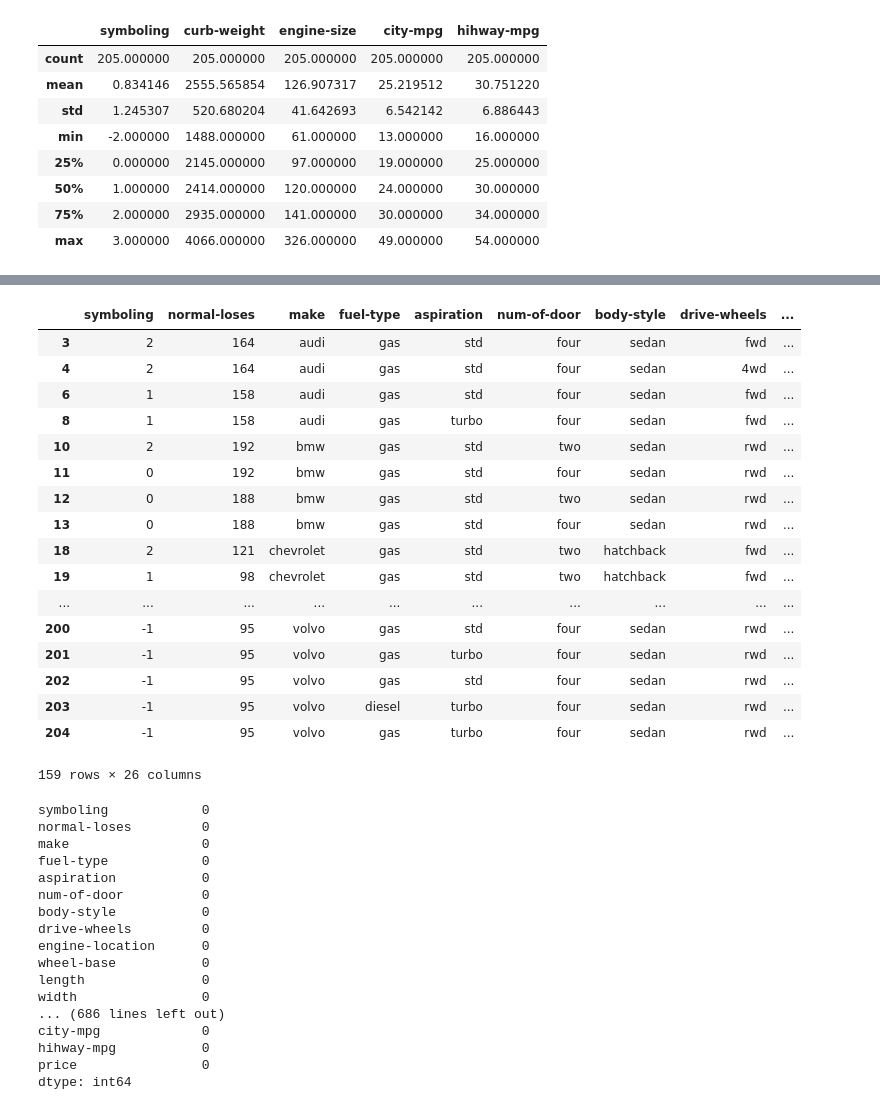
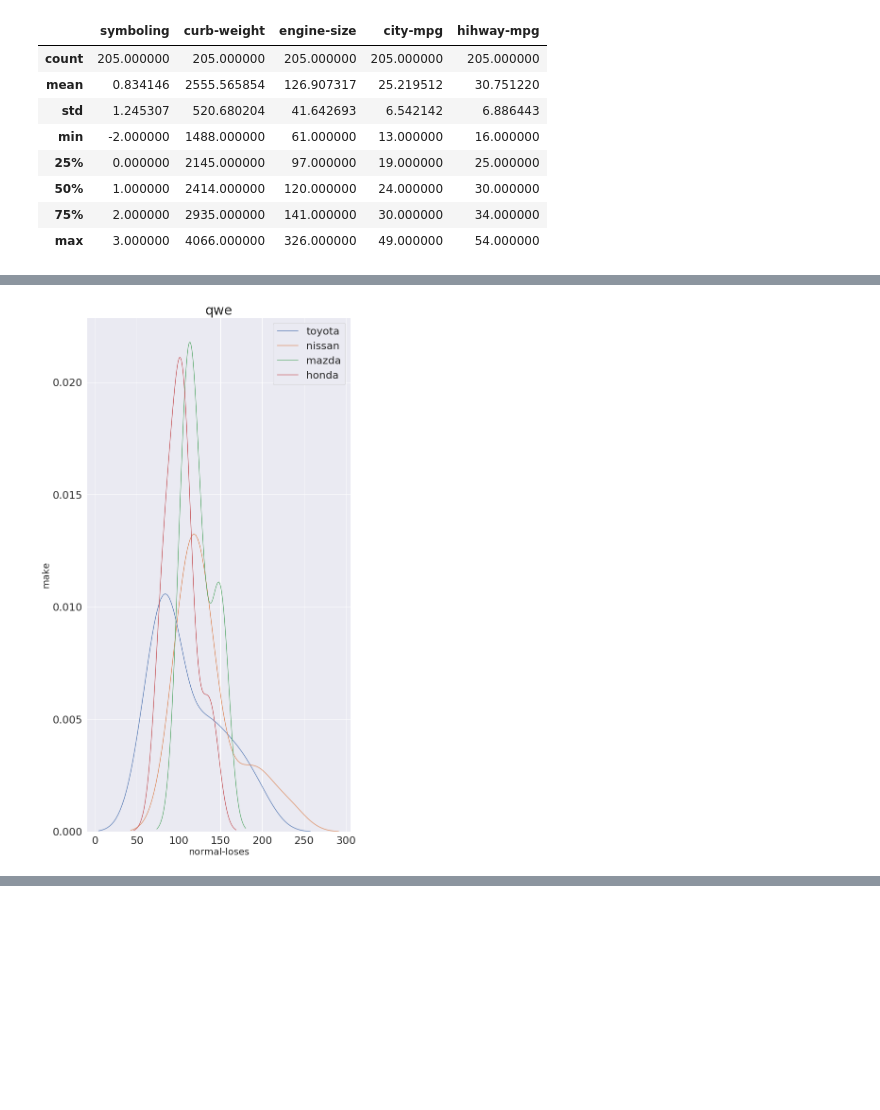
Before and after one commit to idrummer83/YuriyLyashenko_MA2018Python, a Jupyter notebook: Homework13/hw_13.ipynb, the cells around one changed output, grey strips where cells are left out. Saved outputs shown, nothing was run; the diff lists cells and outputs as text; code cells hidden in the pictures; blank space fills up the shorter version.

```diff
--- a/Homework13/hw_13.ipynb
+++ b/Homework13/hw_13.ipynb
@@ -1,5 +1,10 @@
 # %%
 import pandas as pd
+import numpy as np
+import matplotlib.pyplot as plt
+from IPython.core.pylabtools import figsize
+import seaborn as sns
+sns.set(font_scale = 2)
 df = pd.read_csv('data.csv')
 df.info(memory_usage='deep')
 # %% [output]
@@ -45,3 +105,19 @@ gl_obj.describe()
+# %%
+types = df.dropna(subset=['normal-loses'])
+types = types['make'].value_counts()
+types = list(types[types.values > 12].index)
+
+figsize(10, 20)
+for b_type in types:
+    subset = df[df['make'] == b_type]
+    sns.kdeplot(subset['normal-loses'].dropna(),
+               label = b_type, shade = False, alpha = 0.8);
+
+plt.xlabel('normal-loses', size = 20);
+plt.ylabel('make', size = 20);
+plt.title('qwe', size = 28);
+# %% [output]
+[figure, added]
 # %%
 df.corr(method='pearson', min_periods=1)
 # %% [output]
@@ -56,45 +132,3 @@ df.corr(method='pearson', min_periods=1)
 | compression-ratio | -0.178515 | 0.249786 | 0.158414 | 0.181129 | 0.261214 | 0.151362 | 0.028971 | 1.000000 | ... |
 | city-mpg | -0.035823 | -0.470414 | -0.670909 | -0.642704 | -0.048640 | -0.757414 | -0.653658 | 0.324701 | ... |
 | hihway-mpg | 0.034606 | -0.544082 | -0.704662 | -0.677218 | -0.107358 | -0.797465 | -0.677470 | 0.265201 | ... |
-# %%
-df[~(df == '?').any(axis=1)]
-# %% [output]
-|  | symboling | normal-loses | make | fuel-type | aspiration | num-of-door | body-style | drive-wheels | ... |
-| 3 | 2 | 164 | audi | gas | std | four | sedan | fwd | ... |
-| 4 | 2 | 164 | audi | gas | std | four | sedan | 4wd | ... |
-| 6 | 1 | 158 | audi | gas | std | four | sedan | fwd | ... |
-| 8 | 1 | 158 | audi | gas | turbo | four | sedan | fwd | ... |
-| 10 | 2 | 192 | bmw | gas | std | two | sedan | rwd | ... |
-| 11 | 0 | 192 | bmw | gas | std | four | sedan | rwd | ... |
-| 12 | 0 | 188 | bmw | gas | std | two | sedan | rwd | ... |
-| 13 | 0 | 188 | bmw | gas | std | four | sedan | rwd | ... |
-| 18 | 2 | 121 | chevrolet | gas | std | two | hatchback | fwd | ... |
-| 19 | 1 | 98 | chevrolet | gas | std | two | hatchback | fwd | ... |
-| ... | ... | ... | ... | ... | ... | ... | ... | ... | ... |
-| 200 | -1 | 95 | volvo | gas | std | four | sedan | rwd | ... |
-| 201 | -1 | 95 | volvo | gas | turbo | four | sedan | rwd | ... |
-| 202 | -1 | 95 | volvo | gas | std | four | sedan | rwd | ... |
-| 203 | -1 | 95 | volvo | diesel | turbo | four | sedan | rwd | ... |
-| 204 | -1 | 95 | volvo | gas | turbo | four | sedan | rwd | ... |
-159 rows × 26 columns
-# %%
-for i in list(df):
-    print(df[df[i] == '?' ].count())
-# %% [output]
-symboling            0
-normal-loses         0
-make                 0
-fuel-type            0
-aspiration           0
-num-of-door          0
-body-style           0
-drive-wheels         0
-engine-location      0
-wheel-base           0
-length               0
-width                0
-... (686 lines left out)
-city-mpg             0
-hihway-mpg           0
-price                0
-dtype: int64
```
Also changed, not shown: parts of 7 cells of this notebook.
